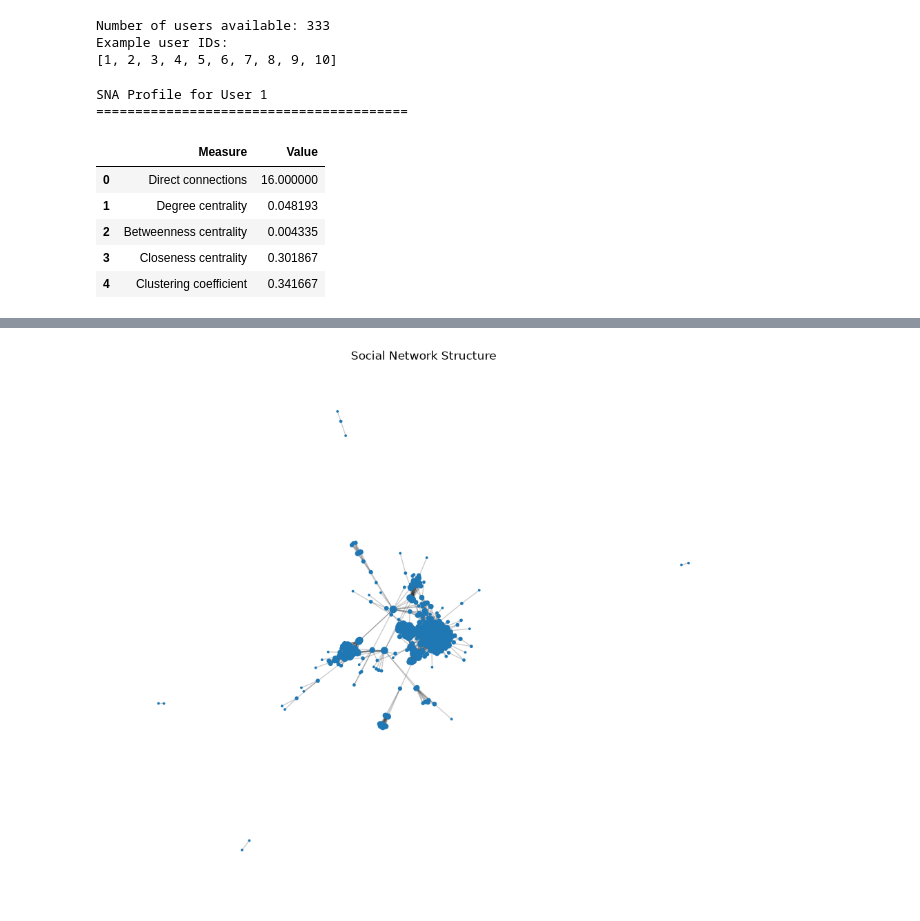
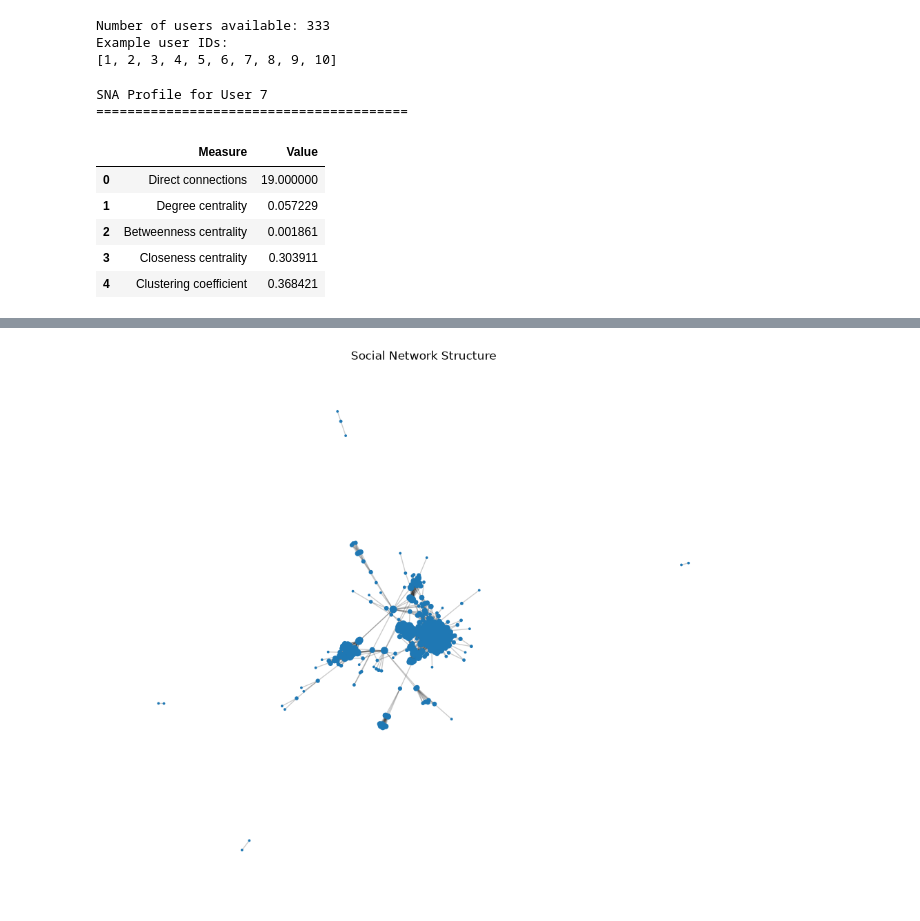
Before and after one commit to missmadam1881-oss/SNA-Tool, a Jupyter notebook: notebooks/03_model_comparison_and_sna_tool.ipynb, the cells around one changed output, grey strips where cells are left out. Saved outputs shown, nothing was run; the diff lists cells and outputs as text; code cells hidden in the pictures.

```diff
--- a/notebooks/03_model_comparison_and_sna_tool.ipynb
+++ b/notebooks/03_model_comparison_and_sna_tool.ipynb
@@ -549,7 +556,7 @@ Number of users available: 333
 Example user IDs:
 [1, 2, 3, 4, 5, 6, 7, 8, 9, 10]
 # %%
-# 07 Configure the SNA analysis
+# Configure the SNA analysis
 # Leave as  None to automatically use the method selected during model comparison.
 # The recommendation method can be selected from the five
 # link-prediction methods evaluated in the model comparison.
@@ -558,7 +565,7 @@ Example user IDs:
 
 # Select the user to analyse.
 # Change this ID to analyse another user in the network.
-selected_user = 1
+selected_user = 7
 
 # Select the recommendation method.
 # Available methods:
@@ -571,6 +578,7 @@ selected_user = 1
 selected_recommendation_method = None
 
 # Number of potential connections to recommend.
+# Number of recommendations to return can be changed here
 number_of_recommendations = 10
 # %%
 # — Create a user-level SNA analysis function
@@ -589,42 +597,42 @@ def analyse_user(user_id):
     if user_id not in G:
         print(f"User {user_id} was not found in the network.")
         return
 
     result = pd.DataFrame({
         "Measure": [
             "Direct connections",
             "Degree centrality",
             "Betweenness centrality",
             "Closeness centrality",
             "Clustering coefficient"
         ],
         "Value": [
             G.degree(user_id),
             degree_centrality[user_id],
             betweenness_centrality[user_id],
             closeness_centrality[user_id],
             clustering_coefficient[user_id]
         ]
     })
 
     print(f"SNA Profile for User {user_id}")
     print("=" * 40)
 
     return result
 
 
-# Example
-# a default user is choosed . It can be changed to any of choice
-analyse_user(1)
+# Analyse the selected user
+
+analyse_user(selected_user)
 # %% [output]
-SNA Profile for User 1
+SNA Profile for User 7
 ========================================
 |  | Measure | Value |
-| 0 | Direct connections | 16.000000 |
-| 1 | Degree centrality | 0.048193 |
-| 2 | Betweenness centrality | 0.004335 |
-| 3 | Closeness centrality | 0.301867 |
-| 4 | Clustering coefficient | 0.341667 |
+| 0 | Direct connections | 19.000000 |
+| 1 | Degree centrality | 0.057229 |
+| 2 | Betweenness centrality | 0.001861 |
+| 3 | Closeness centrality | 0.303911 |
+| 4 | Clustering coefficient | 0.368421 |
 # %%
 
 # — Recommend potential connections for a user
```
Also changed, not shown: parts of 5 cells of this notebook.
